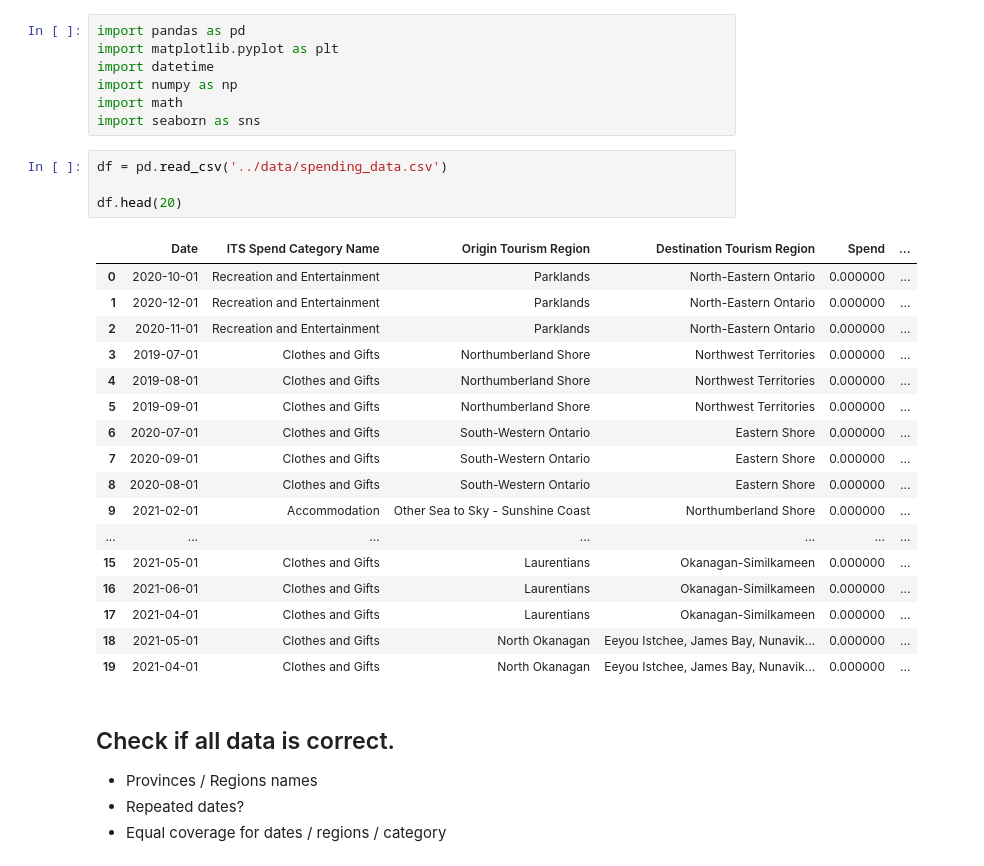
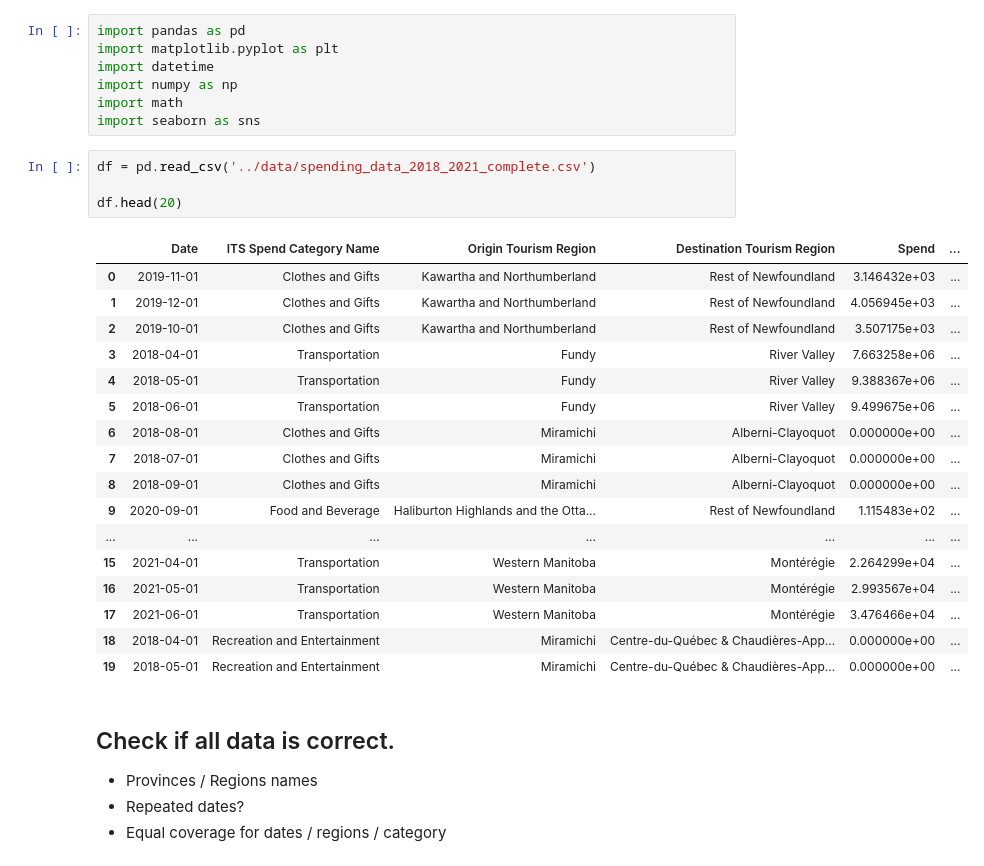
Before and after one commit to Vizzuality/tota, a Jupyter notebook: data/notebooks/tota_spending_data.ipynb, the cells around one changed output. Drawn from its saved outputs; the diff is of its cells as text.

Commit message:
changes spending data

```diff
--- a/data/notebooks/tota_spending_data.ipynb
+++ b/data/notebooks/tota_spending_data.ipynb
@@ -10,27 +10,27 @@ import numpy as np
 import math
 import seaborn as sns
 # %%
-df = pd.read_csv('../data/spending_data.csv')
+df = pd.read_csv('../data/spending_data_2018_2021_complete.csv')
 
 df.head(20)
 # %% [output]
 |  | Date | ITS Spend Category Name | Origin Tourism Region | Destination Tourism Region | Spend | ... |
-| 0 | 2020-10-01 | Recreation and Entertainment | Parklands | North-Eastern Ontario | 0.000000 | ... |
-| 1 | 2020-12-01 | Recreation and Entertainment | Parklands | North-Eastern Ontario | 0.000000 | ... |
-| 2 | 2020-11-01 | Recreation and Entertainment | Parklands | North-Eastern Ontario | 0.000000 | ... |
-| 3 | 2019-07-01 | Clothes and Gifts | Northumberland Shore | Northwest Territories | 0.000000 | ... |
-| 4 | 2019-08-01 | Clothes and Gifts | Northumberland Shore | Northwest Territories | 0.000000 | ... |
-| 5 | 2019-09-01 | Clothes and Gifts | Northumberland Shore | Northwest Territories | 0.000000 | ... |
-| 6 | 2020-07-01 | Clothes and Gifts | South-Western Ontario | Eastern Shore | 0.000000 | ... |
-| 7 | 2020-09-01 | Clothes and Gifts | South-Western Ontario | Eastern Shore | 0.000000 | ... |
-| 8 | 2020-08-01 | Clothes and Gifts | South-Western Ontario | Eastern Shore | 0.000000 | ... |
-| 9 | 2021-02-01 | Accommodation | Other Sea to Sky - Sunshine Coast | Northumberland Shore | 0.000000 | ... |
+| 0 | 2019-11-01 | Clothes and Gifts | Kawartha and Northumberland | Rest of Newfoundland | 3.146432e+03 | ... |
+| 1 | 2019-12-01 | Clothes and Gifts | Kawartha and Northumberland | Rest of Newfoundland | 4.056945e+03 | ... |
+| 2 | 2019-10-01 | Clothes and Gifts | Kawartha and Northumberland | Rest of Newfoundland | 3.507175e+03 | ... |
+| 3 | 2018-04-01 | Transportation | Fundy | River Valley | 7.663258e+06 | ... |
+| 4 | 2018-05-01 | Transportation | Fundy | River Valley | 9.388367e+06 | ... |
+| 5 | 2018-06-01 | Transportation | Fundy | River Valley | 9.499675e+06 | ... |
+| 6 | 2018-08-01 | Clothes and Gifts | Miramichi | Alberni-Clayoquot | 0.000000e+00 | ... |
+| 7 | 2018-07-01 | Clothes and Gifts | Miramichi | Alberni-Clayoquot | 0.000000e+00 | ... |
+| 8 | 2018-09-01 | Clothes and Gifts | Miramichi | Alberni-Clayoquot | 0.000000e+00 | ... |
+| 9 | 2020-09-01 | Food and Beverage | Haliburton Highlands and the Otta... | Rest of Newfoundland | 1.115483e+02 | ... |
 | ... | ... | ... | ... | ... | ... | ... |
-| 15 | 2021-05-01 | Clothes and Gifts | Laurentians | Okanagan-Similkameen | 0.000000 | ... |
-| 16 | 2021-06-01 | Clothes and Gifts | Laurentians | Okanagan-Similkameen | 0.000000 | ... |
-| 17 | 2021-04-01 | Clothes and Gifts | Laurentians | Okanagan-Similkameen | 0.000000 | ... |
-| 18 | 2021-05-01 | Clothes and Gifts | North Okanagan | Eeyou Istchee, James Bay, Nunavik... | 0.000000 | ... |
-| 19 | 2021-04-01 | Clothes and Gifts | North Okanagan | Eeyou Istchee, James Bay, Nunavik... | 0.000000 | ... |
+| 15 | 2021-04-01 | Transportation | Western Manitoba | Montérégie | 2.264299e+04 | ... |
+| 16 | 2021-05-01 | Transportation | Western Manitoba | Montérégie | 2.993567e+04 | ... |
+| 17 | 2021-06-01 | Transportation | Western Manitoba | Montérégie | 3.476466e+04 | ... |
+| 18 | 2018-04-01 | Recreation and Entertainment | Miramichi | Centre-du-Québec & Chaudières-App... | 0.000000e+00 | ... |
+| 19 | 2018-05-01 | Recreation and Entertainment | Miramichi | Centre-du-Québec & Chaudières-App... | 0.000000e+00 | ... |
 # %% [markdown]
 ## Check if all data is correct.
 - Provinces / Regions names
```
Also changed, not shown: parts of 4 cells of this notebook.
